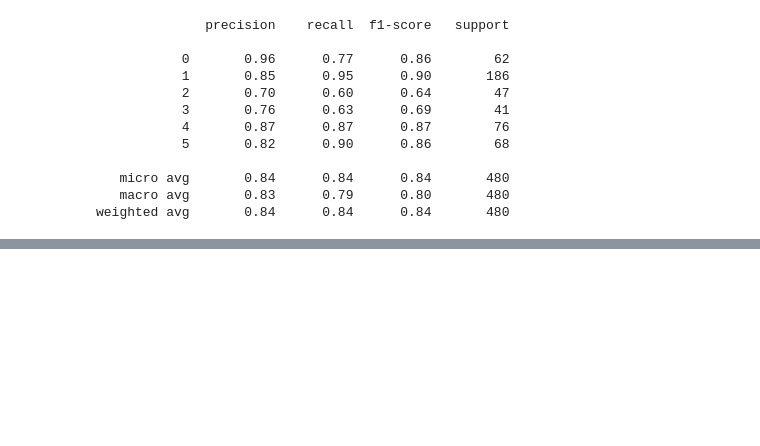
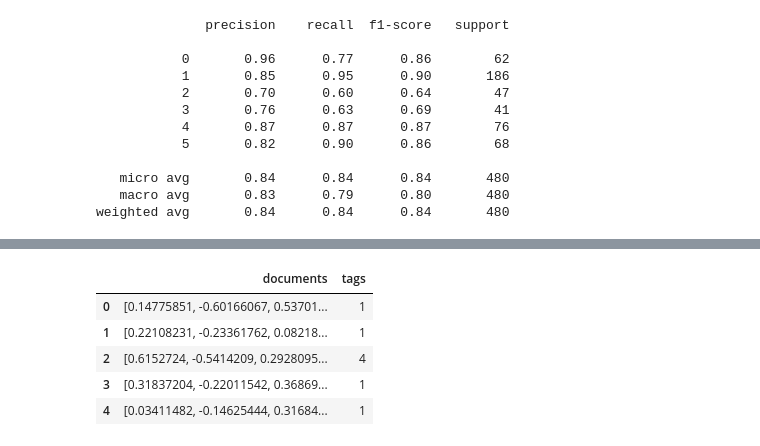
Before and after one commit to Remydeme/NLP-Topic-Classifier, a Jupyter notebook: yt_transcripts/EasyScraper/analyse_data.ipynb, the cells around one changed output, grey strips where cells are left out. Cells and saved outputs as stored; diff of their text form; code cells hidden in the pictures; blank space fills up the shorter version.

```diff
--- a/yt_transcripts/EasyScraper/analyse_data.ipynb
+++ b/yt_transcripts/EasyScraper/analyse_data.ipynb
@@ -171,0 +244,4 @@ weighted avg       0.84      0.84      0.84       480
+# %%
+def vec_for_learning(doc2vec_model, tagged_docs):
+    targets, regressors = zip(*[(doc.tags[0], doc2vec_model.infer_vector(doc.words, steps=20)) for doc in tqdm(tagged_docs)])
+    return targets, regressors
@@ -171,0 +252,14 @@ weighted avg       0.84      0.84      0.84       480
+# %%
+y_tagged_doc_train, x_tagged_doc_train = vec_for_learning(doc2vec, taggedDocument)
+y_tagged_doc_test, x_tagged_doc_test = vec_for_learning(doc2vec, taggedDocument_test)
+# %%
+model = LinearSVC()
+
+model.fit(x_tagged_doc_train, y_tagged_doc_train)
+
+predicted = model.predict(x_tagged_doc_test)
+
+# F1-Score & Recall & Precision
+score = classification_report(predicted, y_tagged_doc_test, labels=category)
+
+print(f"Modele : {key} score : {score}")
@@ -171,0 +282,10 @@ weighted avg       0.84      0.84      0.84       480
+# %%
+doc_df = pd.DataFrame({'documents':x_tagged_doc_train, 'tags':y_tagged_doc_train})
+doc_df.head()
+# %% [output]
+|  | documents | tags |
+| 0 | [0.14775851, -0.60166067, 0.53701... | 1 |
+| 1 | [0.22108231, -0.23361762, 0.08218... | 1 |
+| 2 | [0.6152724, -0.5414209, 0.2928095... | 4 |
+| 3 | [0.31837204, -0.22011542, 0.36869... | 1 |
+| 4 | [0.03411482, -0.14625444, 0.31684... | 1 |
```
Also changed, not shown: parts of 22 cells of this notebook, 3 other files.
